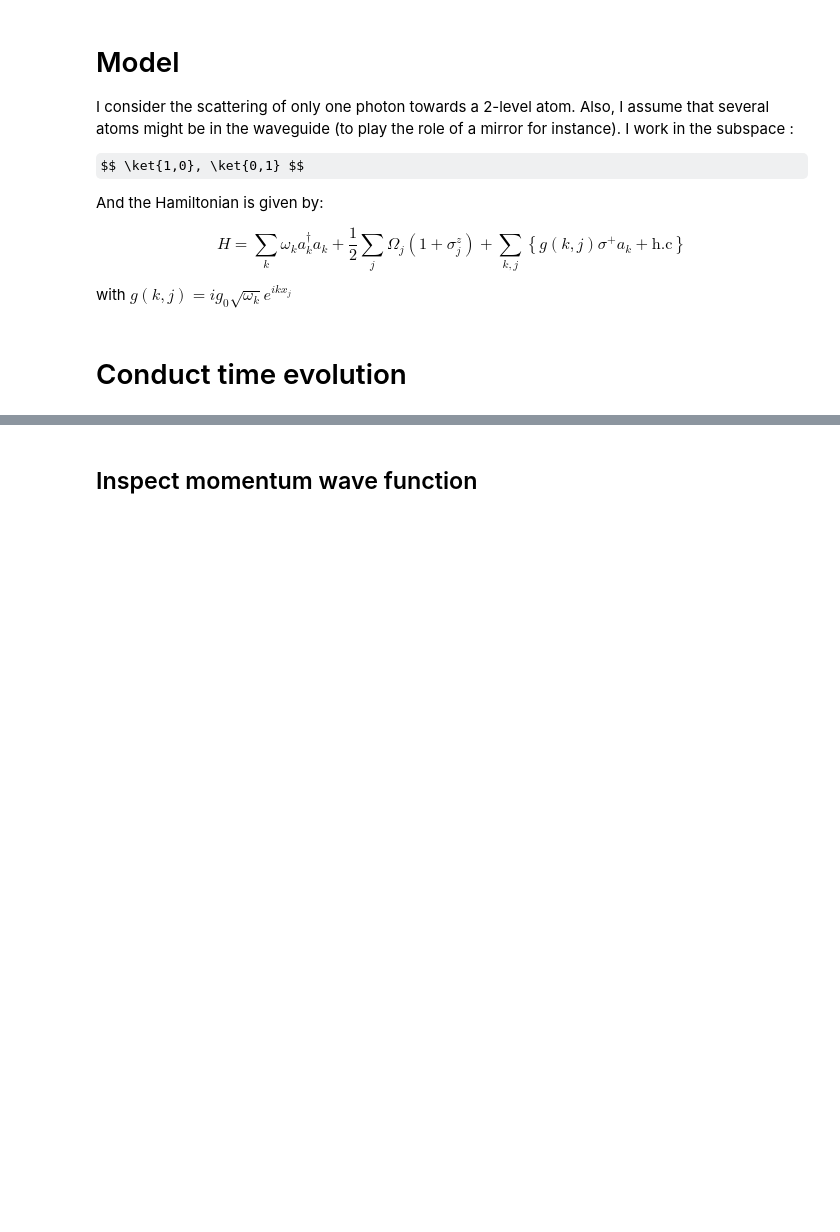
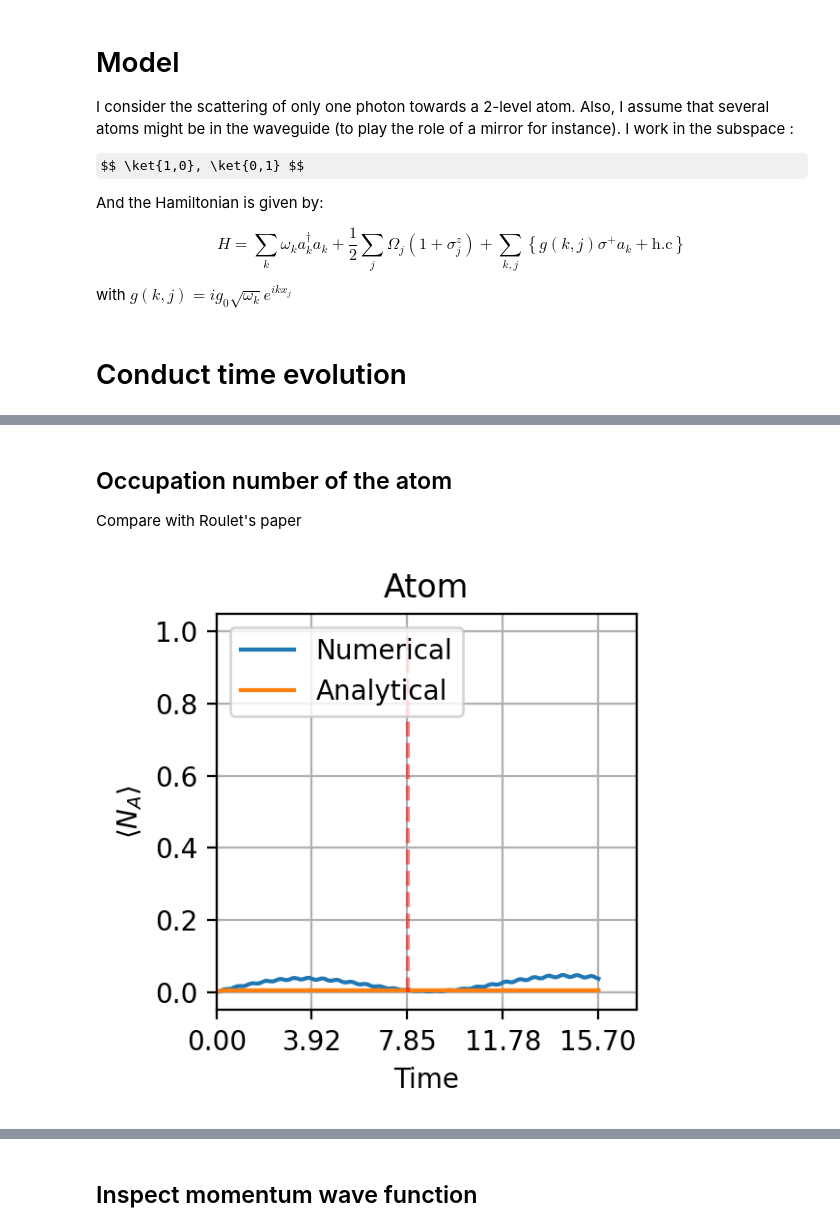
Before and after one commit to rpiron/nii_internship, a Jupyter notebook: single_photon_scattering/simu_mirror.ipynb, the cells around one changed output, grey strips where cells are left out. Cells and saved outputs as stored; diff of their text form; code cells hidden in the pictures; some formulas as TeX source; blank space fills up the shorter version.

```diff
--- a/single_photon_scattering/simu_mirror.ipynb
+++ b/single_photon_scattering/simu_mirror.ipynb
@@ -171,0 +238,41 @@ Number of modes:  61
+# %% [markdown]
+<h2> Occupation number of the atom </h2>
+
+Compare with Roulet's paper
+# %%
+t_0 = 0
+s =  0.5* sigma_momentum / gamma
+d = np.abs(omega_0 - omega_A) / gamma
+
+def N_A_th(t):
+    tp = gamma * t
+    numerator = s * np.exp(-2 * tp) / (d*(d**2 + 1)**3)
+
+    term1 = d * (2 * s * ((2 * tp - 3) * d**2 + 2 * tp + 5) + (d**2 + 1)**2)
+    term2 = np.exp(2 * tp) * (d**3 + d) * (-2 * s + d**2 + 1)
+    term3 = -2 * np.exp(tp) * d * ((d**2 + 1)**2 - 2 * s * ((tp + 2) * d**2 + tp - 2)) * np.cos(tp * d)
+    term4 = 4 * s * np.exp(tp) * (tp * d**4 + (tp - 3) * d**2 + 1) * np.sin(tp * d)
+
+    return numerator * (term1 + term2 + term3 + term4)
+
+t_roulet = (times - t_0)
+t_roulet = t_roulet[t_roulet > 0]
+N_A_tab_th = N_A_th(t_roulet)
+t_roulet = t_roulet + t_0
+
+fig, ax = plt.subplots(1,1, figsize=(3,3), dpi=resol)
+ax.plot(times, N_A_tab, label="Numerical")
+ax.plot(t_roulet, N_A_tab_th, label="Analytical")
+ax.set_xlim(0, 1.1*times[-1])
+ax.set_xticks(np.floor(100*np.array([0, T/4, T/2, 3*T/4, T]))/100)
+ax.set_xlabel('Time')
+ax.vlines(T/2, 0, 1, color='r', linestyle='--', alpha=0.5)
+ax.set_ylabel(r'$\langle N_A \rangle$')
+ax.set_title("Atom")
+ax.legend(loc='upper left')
+ax.grid()
+
+fig.tight_layout()
+plt.show()
+# %% [output]
+[figure, added]
```
Also changed, not shown: parts of 19 cells of this notebook, 16 other files.
